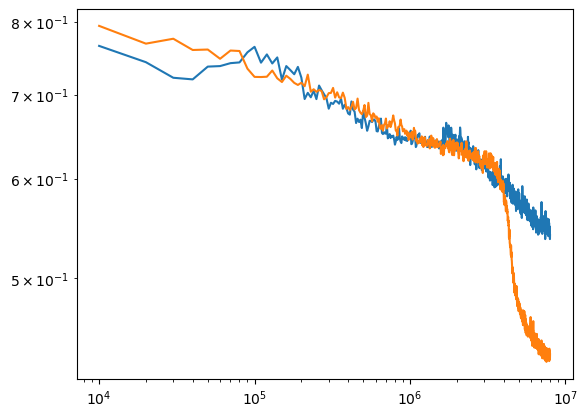
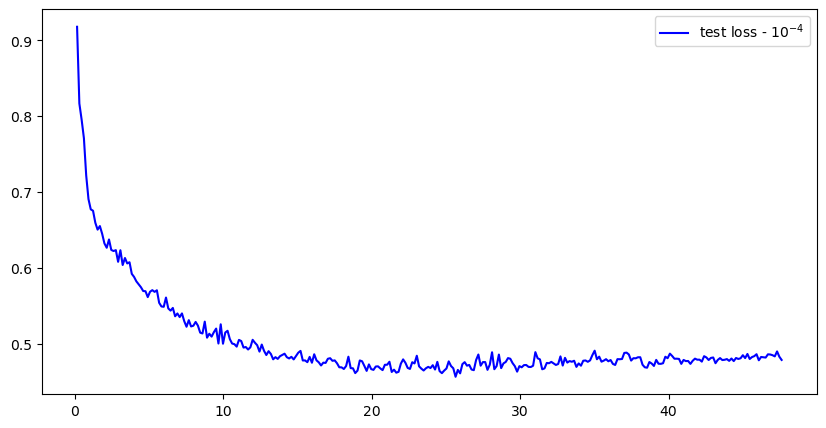
Code edit (unified diff) that turned the first committed figure into the second:
--- before
+++ after
@@ -1,6 +1,42 @@
-ctrain_losses.plot()
-train_losses.plot()
-# test_losses.plot()
+obj_func = "count_5_deg"
 
-plt.loglog()
+
+def plot(train_losses, test_losses, label, ax, color):
+    if train_losses is None or test_losses is None:
+        return
+
+    # ax.plot(
+    #     train_losses.index * 512 / 1e6,
+    #     train_losses,
+    #     ls="--",
+    #     color=color,
+    #     label=f"train loss - {label}",
+    # )
+    ax.plot(
+        test_losses.index * 512 / 1e6,
+        test_losses,
+        color=color,
+        label=f"test loss - {label}",
+    )
+
+
+fig, ax = plt.subplots(figsize=(10, 5))
+
+train_losses_xlow, test_losses_xlow = read_losses(obj_func, 1e-5)
+train_losses_low, test_losses_low = read_losses(obj_func, 3e-5)
+train_losses_med, test_losses_med = read_losses(obj_func, 1e-4)
+train_losses_high, test_losses_high = read_losses(obj_func, 3e-4)
+train_losses_xhigh, test_losses_xhigh = read_losses(obj_func, 1e-3)
+
+# plot(train_losses_xlow, test_losses_xlow, "$10^{-5}$", ax, "lime")
+# plot(train_losses_low, test_losses_low, "$3 \\times 10^{-5}$", ax, "green")
+plot(train_losses_med, test_losses_med, "$10^{-4}$", ax, "blue")
+# plot(train_losses_high, test_losses_high, "$3 \\times 10^{-4}$", ax, "orange")
+# plot(train_losses_xhigh, test_losses_xhigh, "$10^{-3}$", ax, "red")
+
+# ax.set_xlim(0, 16)
+
+plt.legend()
+# plt.loglog()
+
 plt.show()

Commit: feat: major refactor